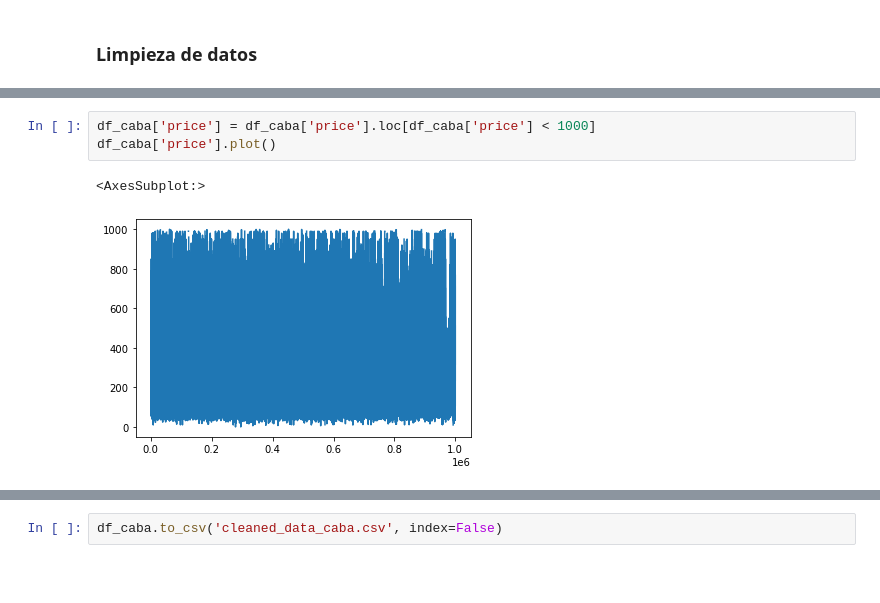
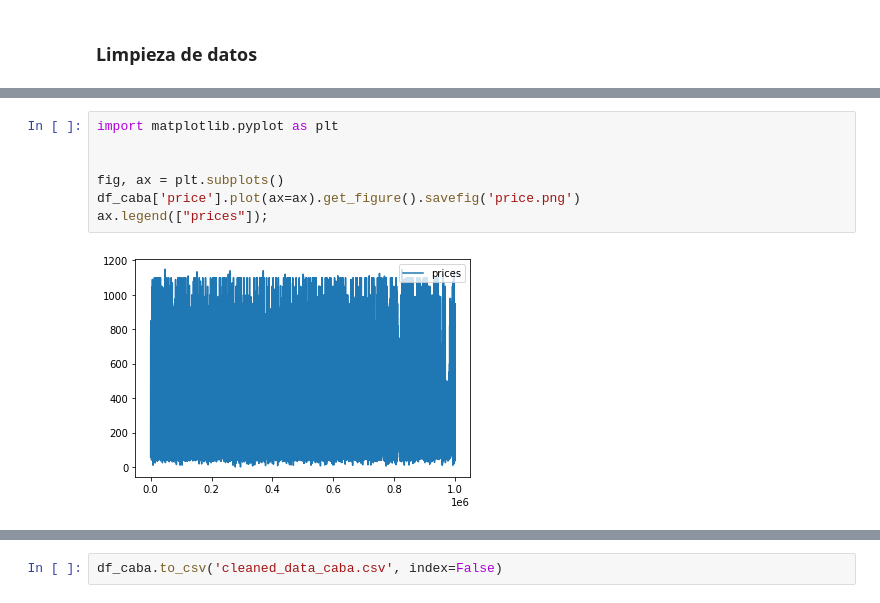
Before and after one commit to crisnicogonzalez/tp-final-isi, a Jupyter notebook: tp-analisis-2022.ipynb, the cells around one changed output, grey strips where cells are left out. Drawn from its saved outputs; the diff is of its cells as text; blank space fills up the shorter version.

Commit message:
change price logic

```diff
--- a/tp-analisis-2022.ipynb
+++ b/tp-analisis-2022.ipynb
@@ -139,6 +137,9 @@ df_caba['price'].plot()
 # %%
-df_caba['price'] = df_caba['price'].loc[df_caba['price'] < 1000]
-df_caba['price'].plot()
+import matplotlib.pyplot as plt
+
+
+fig, ax = plt.subplots()
+df_caba['price'].plot(ax=ax).get_figure().savefig('price.png')
+ax.legend(["prices"]);
 # %% [output]
-<AxesSubplot:>
-[figure, old version]
+[figure, new version]
```
Also changed, not shown: parts of 31 cells of this notebook, 2 other files.
